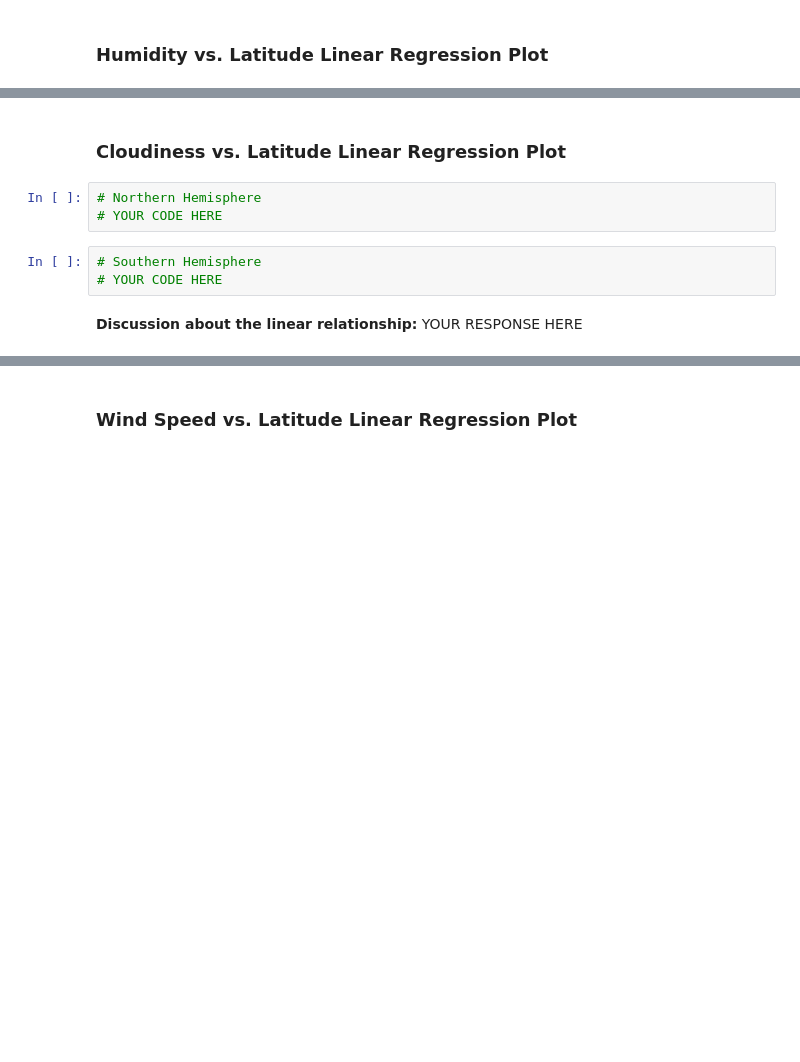
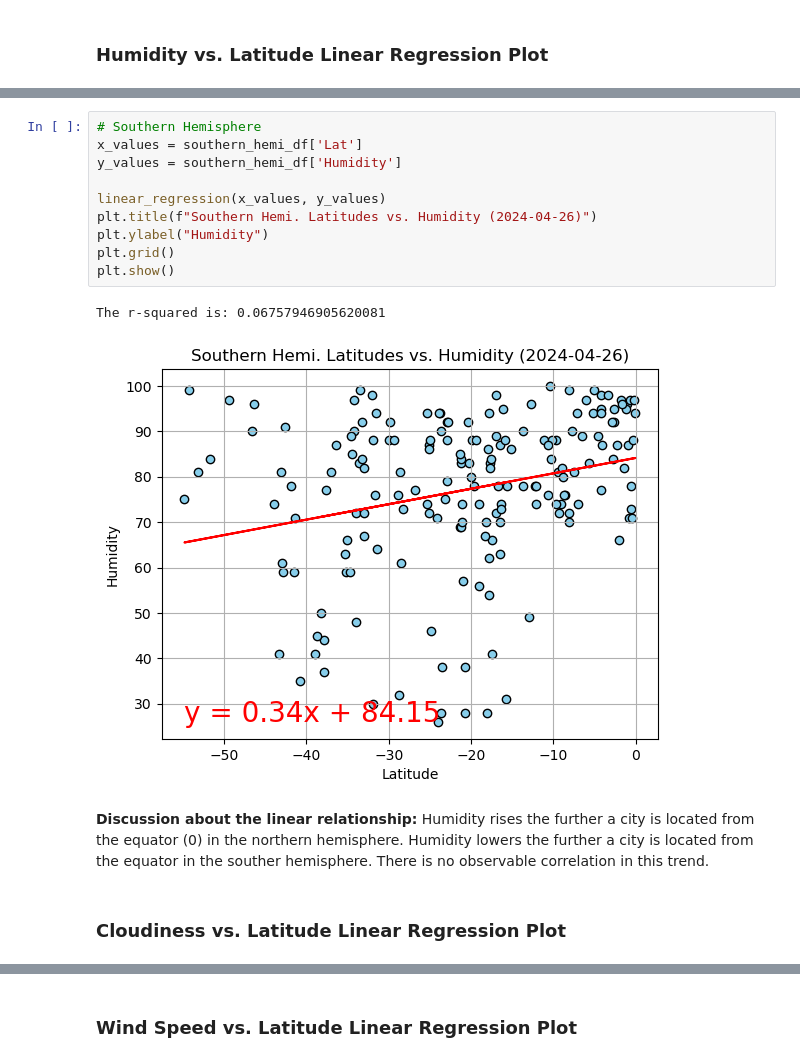
Before and after one commit to rachelklem/python-api-challenge, a Jupyter notebook: starter_code/WeatherPy_workspace.ipynb, the cells around one changed output, grey strips where cells are left out. Cells and saved outputs as stored; diff of their text form; blank space fills up the shorter version.

```diff
--- a/starter_code/WeatherPy_workspace.ipynb
+++ b/starter_code/WeatherPy_workspace.ipynb
@@ -361,10 +376,17 @@ The r-squared is: 0.7581516053278285
+# %%
+# Southern Hemisphere
+x_values = southern_hemi_df['Lat']
+y_values = southern_hemi_df['Humidity']
+
+linear_regression(x_values, y_values)
+plt.title(f"Southern Hemi. Latitudes vs. Humidity (2024-04-26)")
+plt.ylabel("Humidity")
+plt.grid()
+plt.show()
+# %% [output]
+The r-squared is: 0.06757946905620081
+[figure, added]
+# %% [markdown]
+**Discussion about the linear relationship:** Humidity rises the further a city is located from the equator (0) in the northern hemisphere. Humidity lowers the further a city is located from the equator in the souther hemisphere. There is no observable correlation in this trend.
 # %% [markdown]
 ### Cloudiness vs. Latitude Linear Regression Plot
-# %%
-# Northern Hemisphere
-# YOUR CODE HERE
-# %%
-# Southern Hemisphere
-# YOUR CODE HERE
-# %% [markdown]
-**Discussion about the linear relationship:** YOUR RESPONSE HERE
```
Also changed, not shown: parts of 29 cells of this notebook, 5 other files.
